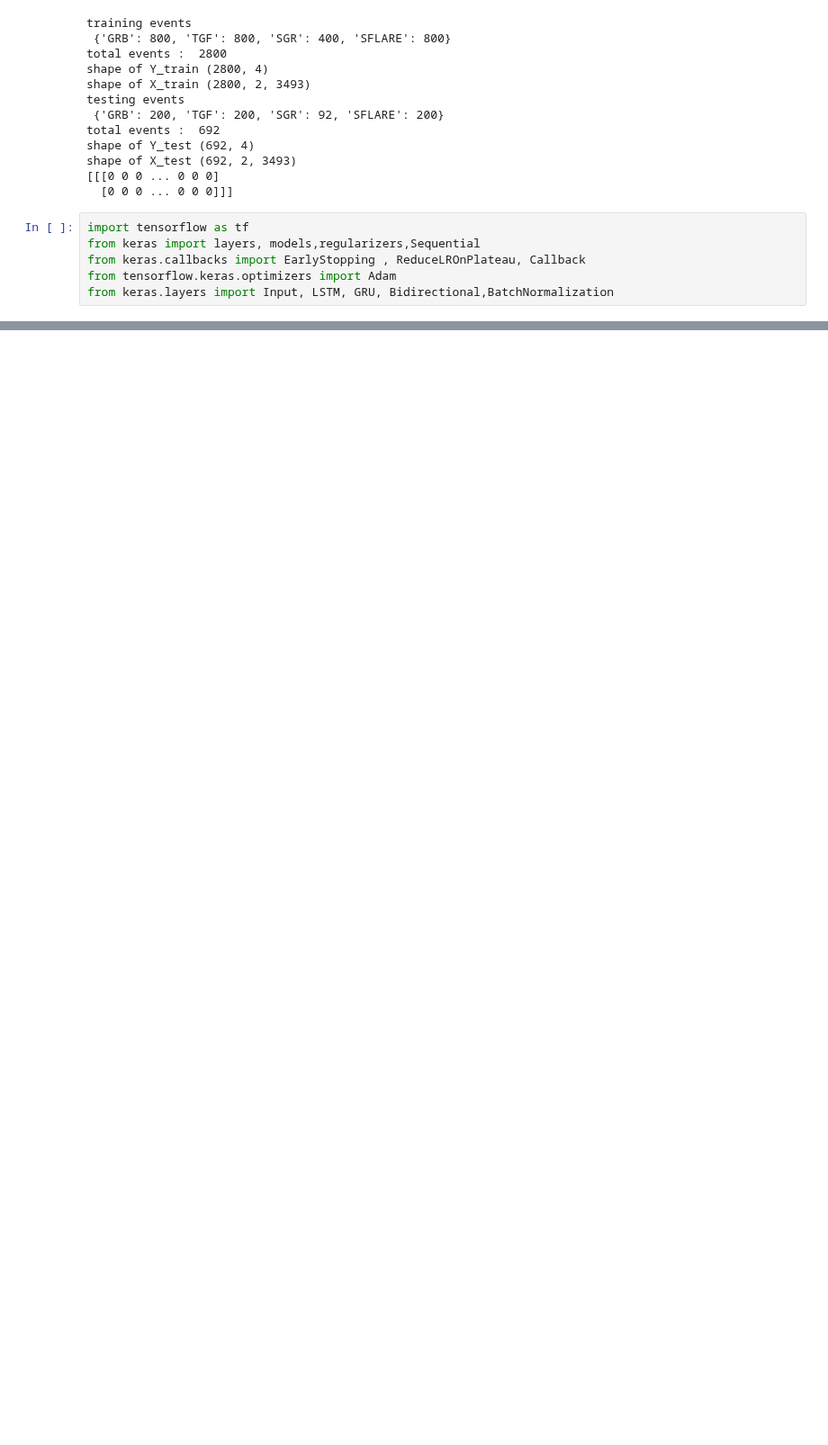
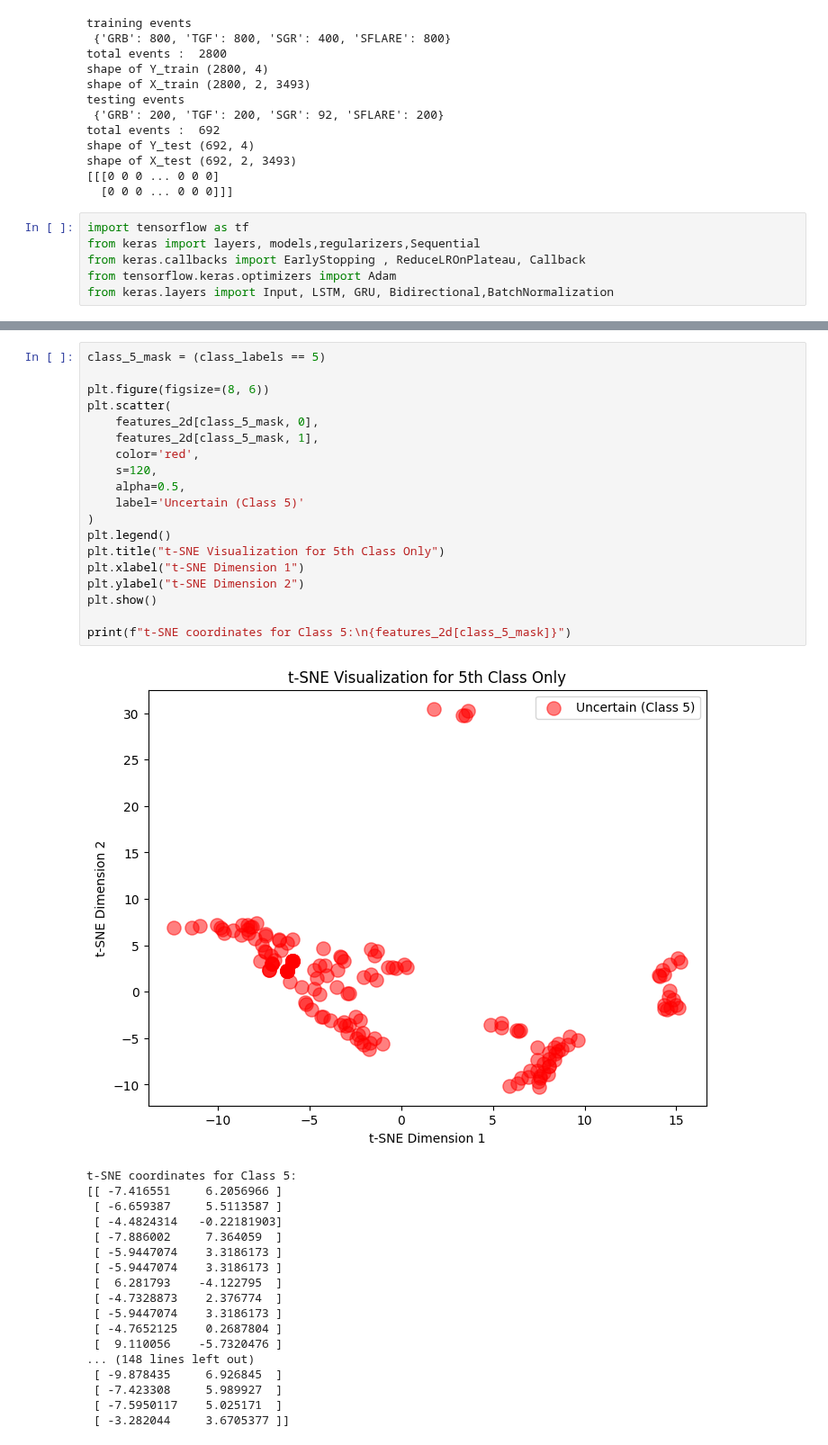
Before and after one commit to ArpanJohn/Transient_Classification, a Jupyter notebook: RNN_01.ipynb, the cells around one changed output, grey strips where cells are left out. Shown at 90% size. Drawn from its saved outputs; the diff is of its cells as text; blank space fills up the shorter version.

```diff
--- a/RNN_01.ipynb
+++ b/RNN_01.ipynb
@@ -384,3 +575,41 @@ plt.show()
+# %%
+class_5_mask = (class_labels == 5)
+
+plt.figure(figsize=(8, 6))
+plt.scatter(
+    features_2d[class_5_mask, 0],
+    features_2d[class_5_mask, 1],
+    color='red',
+    s=120,
+    alpha=0.5,
+    label='Uncertain (Class 5)'
+)
+plt.legend()
+plt.title("t-SNE Visualization for 5th Class Only")
+plt.xlabel("t-SNE Dimension 1")
+plt.ylabel("t-SNE Dimension 2")
+plt.show()
+
+print(f"t-SNE coordinates for Class 5:\n{features_2d[class_5_mask]}")
+# %% [output]
+[figure, added]
+t-SNE coordinates for Class 5:
+[[ -7.416551     6.2056966 ]
+ [ -6.659387     5.5113587 ]
+ [ -4.4824314   -0.22181903]
+ [ -7.886002     7.364059  ]
+ [ -5.9447074    3.3186173 ]
+ [ -5.9447074    3.3186173 ]
+ [  6.281793    -4.122795  ]
+ [ -4.7328873    2.376774  ]
+ [ -5.9447074    3.3186173 ]
+ [ -4.7652125    0.2687804 ]
+ [  9.110056    -5.7320476 ]
+... (148 lines left out)
+ [ -9.878435     6.926845  ]
+ [ -7.423308     5.989927  ]
+ [ -7.5950117    5.025171  ]
+ [ -3.282044     3.6705377 ]]
 # %%
 from sklearn.metrics import confusion_matrix, ConfusionMatrixDisplay
 import matplotlib.pyplot as plt
```
Also changed, not shown: parts of 16 cells of this notebook.
